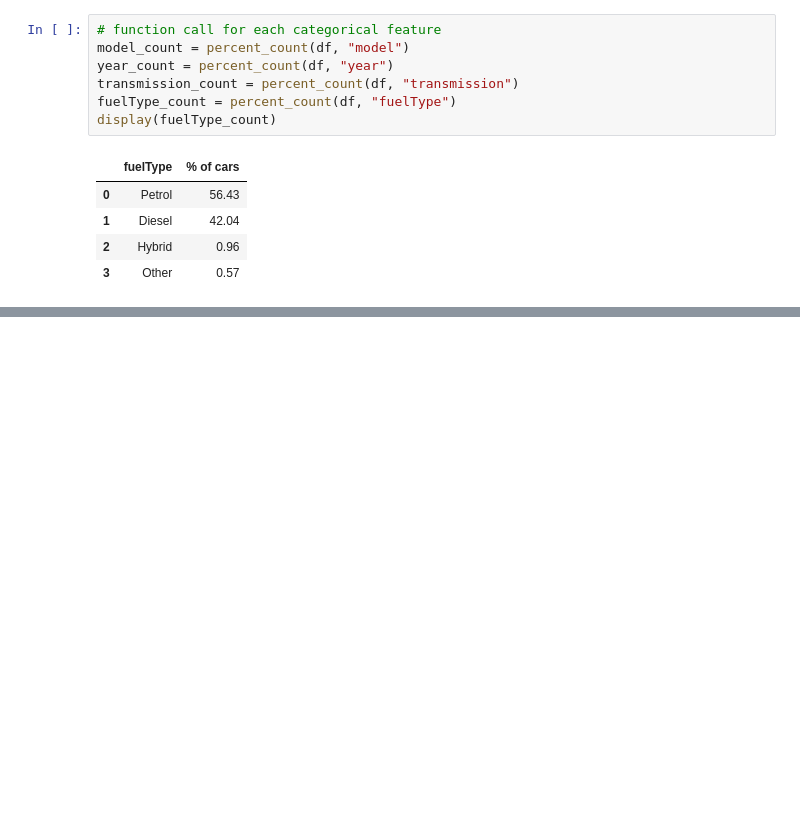
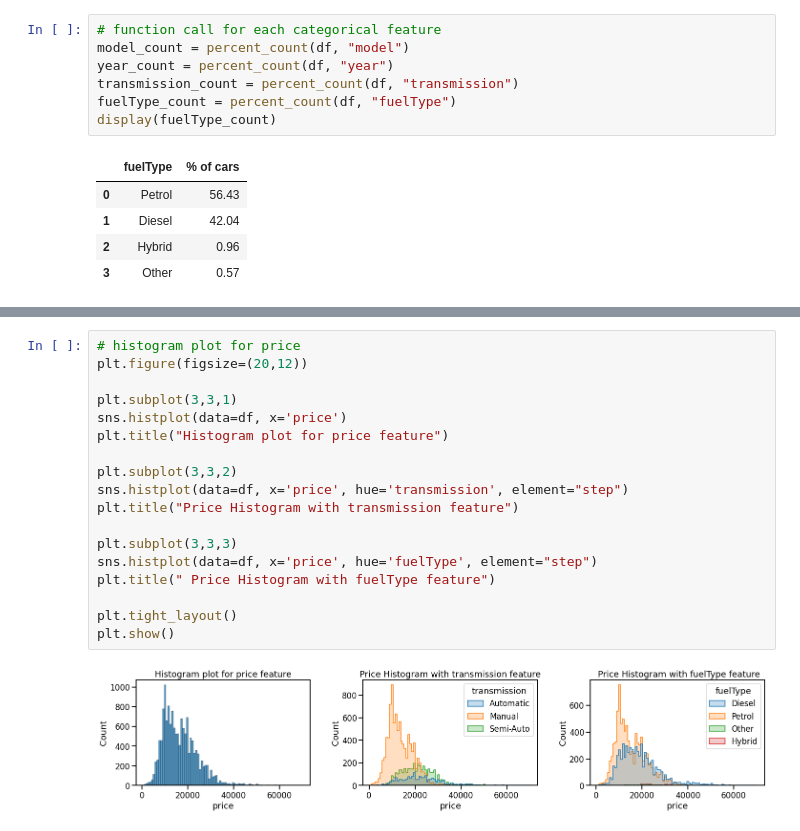
Before and after one commit to zim10/VW-used-car-analysis, a Jupyter notebook: VW_used_car_EDA.ipynb, the cells around one changed output, grey strips where cells are left out. Drawn from its saved outputs; the diff is of its cells as text; blank space fills up the shorter version.

```diff
--- a/VW_used_car_EDA.ipynb
+++ b/VW_used_car_EDA.ipynb
@@ -339,0 +218,20 @@ plt.show()
+# %%
+# histogram plot for price
+plt.figure(figsize=(20,12))
+
+plt.subplot(3,3,1)
+sns.histplot(data=df, x='price')
+plt.title("Histogram plot for price feature")
+
+plt.subplot(3,3,2)
+sns.histplot(data=df, x='price', hue='transmission', element="step")
+plt.title("Price Histogram with transmission feature")
+
+plt.subplot(3,3,3)
+sns.histplot(data=df, x='price', hue='fuelType', element="step")
+plt.title(" Price Histogram with fuelType feature")
+
+plt.tight_layout()
+plt.show()
+# %% [output]
+[figure, added]
```
Also changed, not shown: parts of 50 cells of this notebook.
